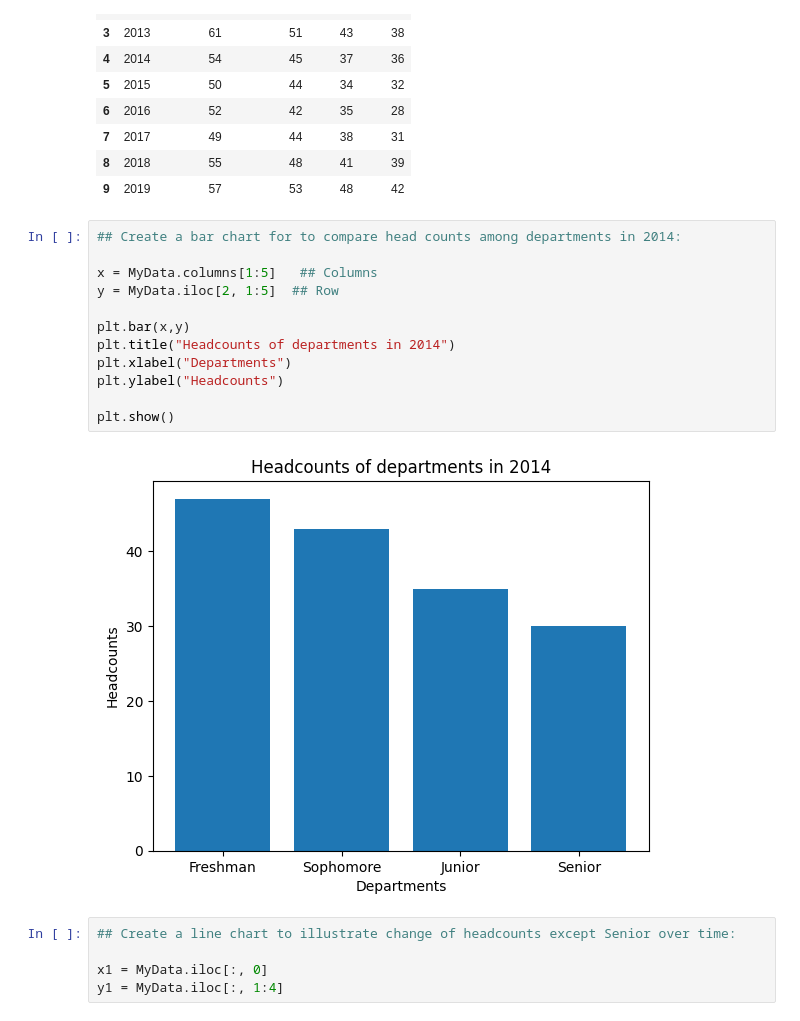
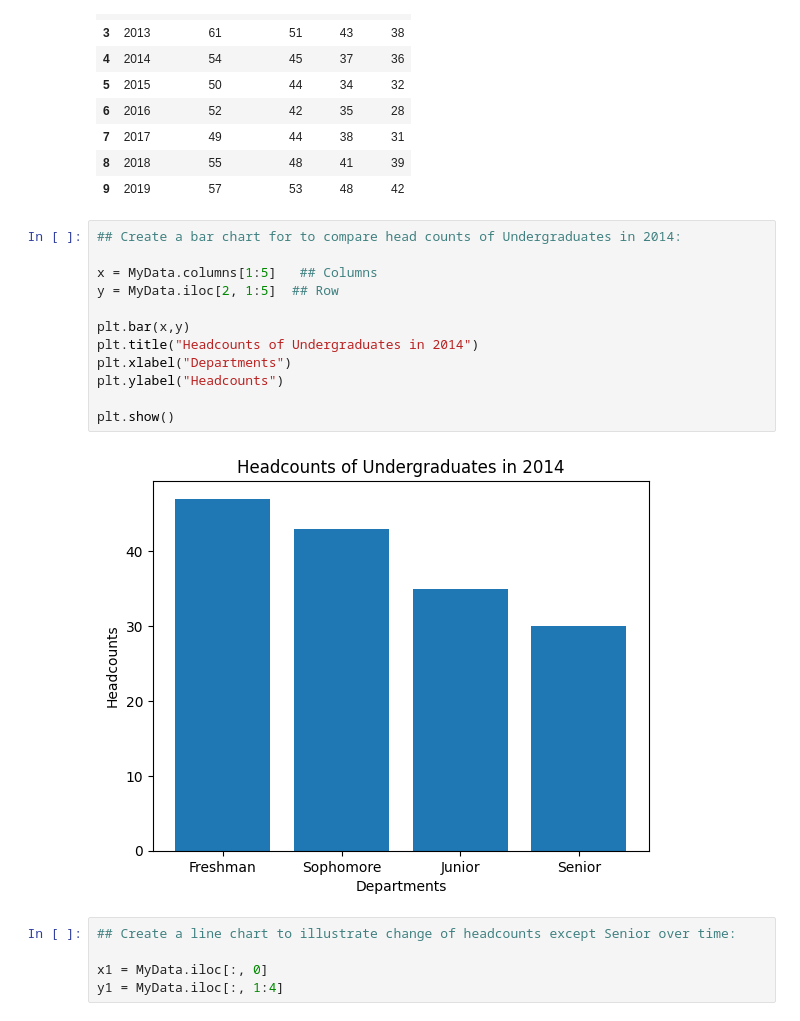
Before and after one commit to nvo2123/DATA1501, a Jupyter notebook: Assignment2_Demo.ipynb, the cells around one changed output. Drawn from its saved outputs; the diff is of its cells as text.

```diff
--- a/Assignment2_Demo.ipynb
+++ b/Assignment2_Demo.ipynb
@@ -27,19 +27,19 @@ MyData.head(10)
 | 8 | 2018 | 55 | 48 | 41 | 39 |
 | 9 | 2019 | 57 | 53 | 48 | 42 |
 # %%
-## Create a bar chart for to compare head counts among departments in 2014:
+## Create a bar chart for to compare head counts of Undergraduates in 2014:
 
 x = MyData.columns[1:5]   ## Columns
 y = MyData.iloc[2, 1:5]  ## Row
 
 plt.bar(x,y)
-plt.title("Headcounts of departments in 2014")
+plt.title("Headcounts of Undergraduates in 2014")
 plt.xlabel("Departments")
 plt.ylabel("Headcounts")
 
 plt.show()
 # %% [output]
-[figure, old version]
+[figure, new version]
 # %%
 ## Create a line chart to illustrate change of headcounts except Senior over time:
 
```
